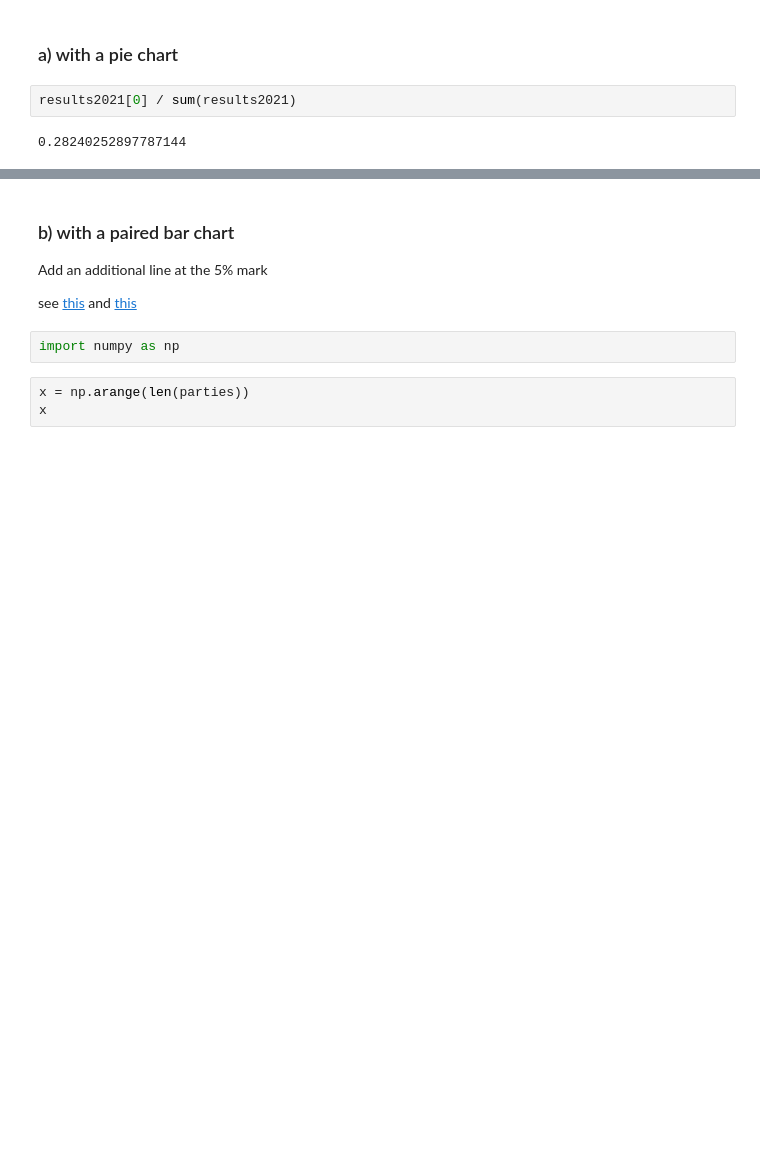
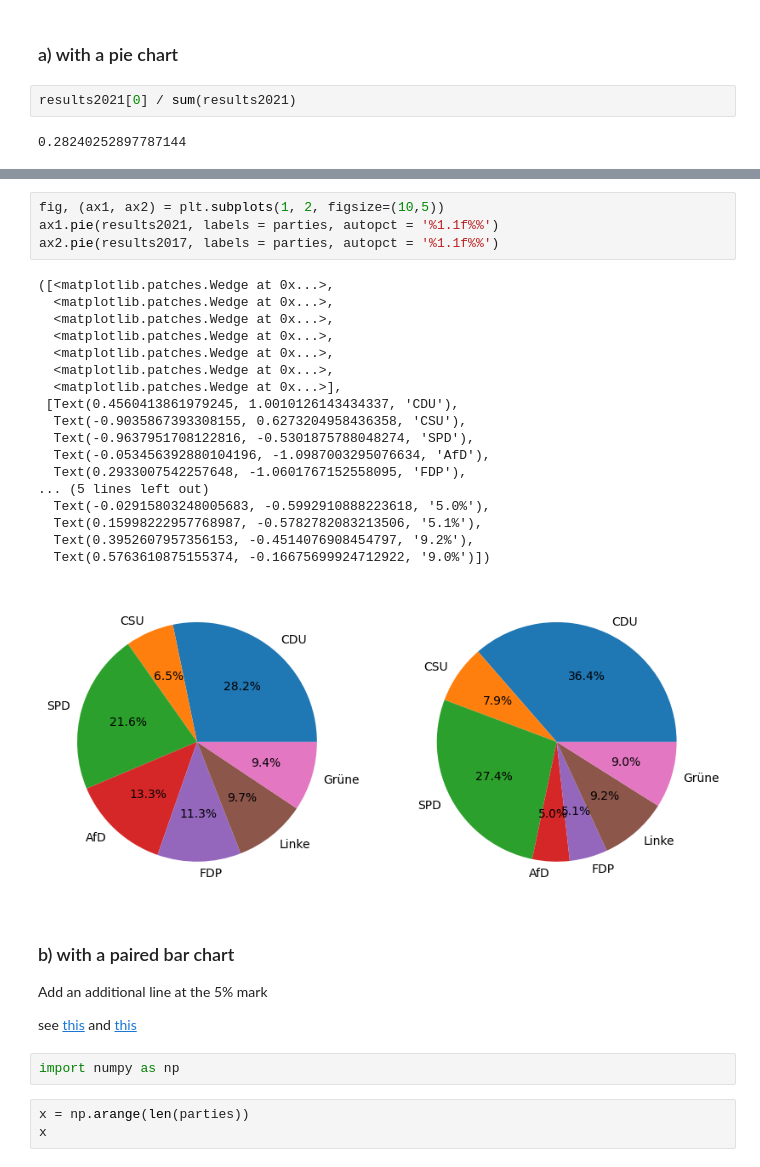
Before and after one commit to andy7622y/myfb, a Jupyter notebook: IS557/1Exercise 06.ipynb, the cells around one changed output, grey strips where cells are left out. Saved outputs shown, nothing was run; the diff lists cells and outputs as text; blank space fills up the shorter version.

```diff
--- a/IS557/1Exercise 06.ipynb
+++ b/IS557/1Exercise 06.ipynb
@@ -20,4 +20,27 @@ Text(0.5, 1.0, '2021 Election Results')
 [figure]
+# %%
+fig, (ax1, ax2) = plt.subplots(1, 2, figsize=(10,5))
+ax1.pie(results2021, labels = parties, autopct = '%1.1f%%')
+ax2.pie(results2017, labels = parties, autopct = '%1.1f%%')
+# %% [output]
+([<matplotlib.patches.Wedge at 0x...>,
+  <matplotlib.patches.Wedge at 0x...>,
+  <matplotlib.patches.Wedge at 0x...>,
+  <matplotlib.patches.Wedge at 0x...>,
+  <matplotlib.patches.Wedge at 0x...>,
+  <matplotlib.patches.Wedge at 0x...>,
+  <matplotlib.patches.Wedge at 0x...>],
+ [Text(0.4560413861979245, 1.0010126143434337, 'CDU'),
+  Text(-0.9035867393308155, 0.6273204958436358, 'CSU'),
+  Text(-0.9637951708122816, -0.5301875788048274, 'SPD'),
+  Text(-0.053456392880104196, -1.0987003295076634, 'AfD'),
+  Text(0.2933007542257648, -1.0601767152558095, 'FDP'),
+... (5 lines left out)
+  Text(-0.02915803248005683, -0.5992910888223618, '5.0%'),
+  Text(0.15998222957768987, -0.5782782083213506, '5.1%'),
+  Text(0.3952607957356153, -0.4514076908454797, '9.2%'),
+  Text(0.5763610875155374, -0.16675699924712922, '9.0%')])
+[figure, added]
 # %% [markdown]
 ### b) with a paired bar chart
 Add an additional line at the 5% mark
```
Also changed, not shown: parts of 3 cells of this notebook.
